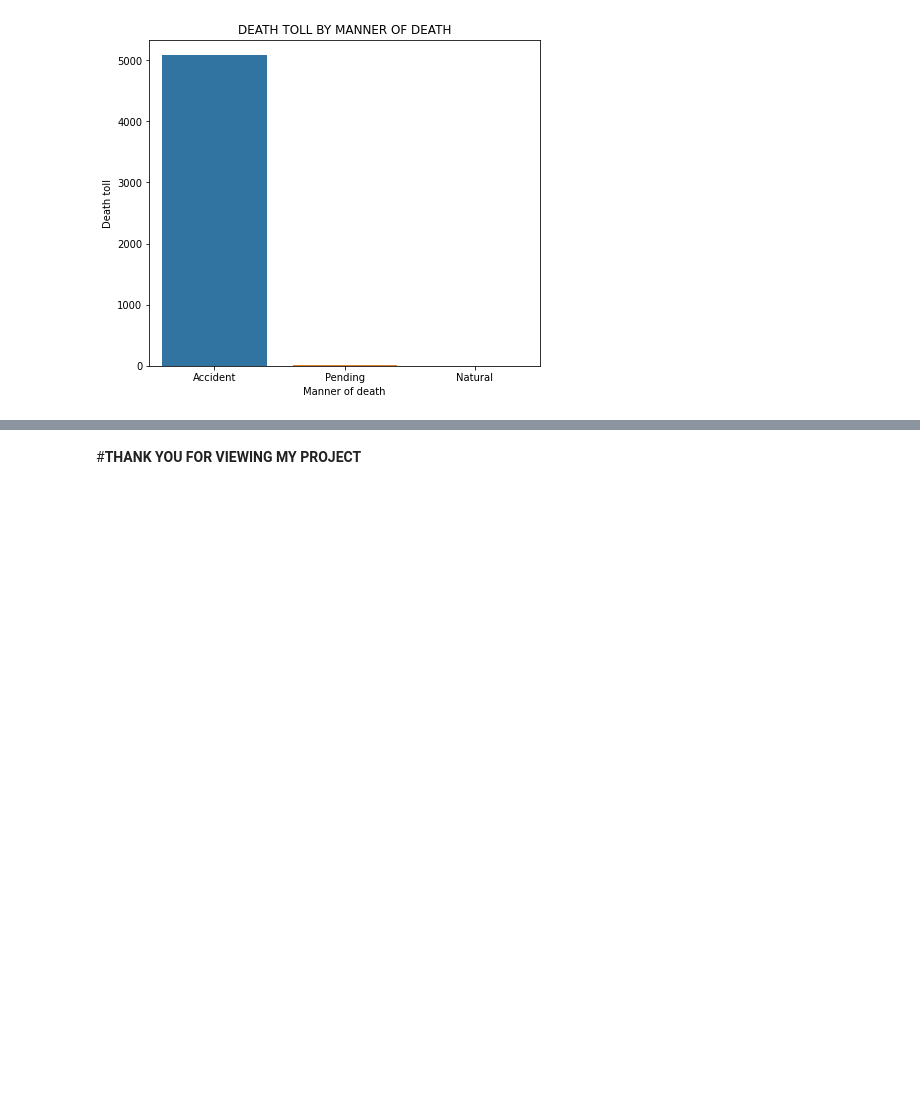
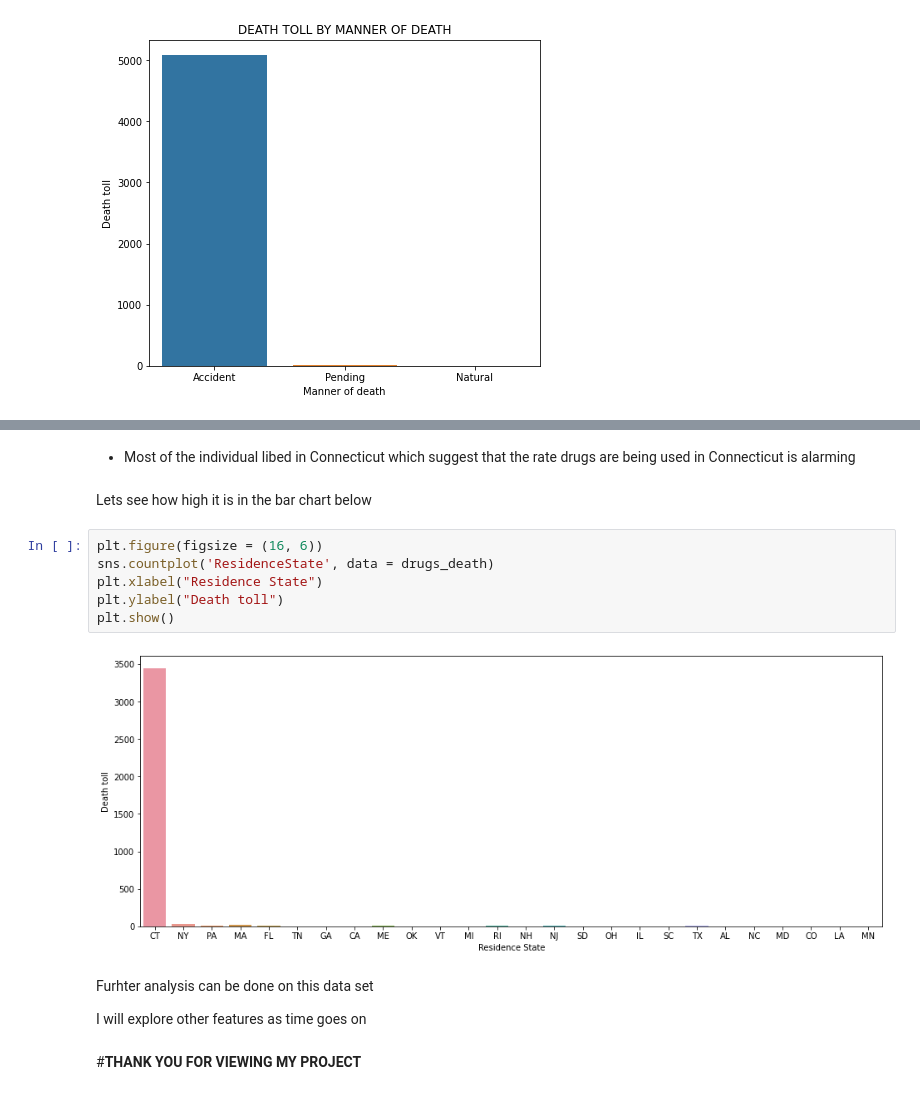
Before and after one commit to MikeDeecode/US-accidental--drugs-death-analysis, a Jupyter notebook: US_accidental_drugs_death.ipynb, the cells around one changed output, grey strips where cells are left out. Saved outputs shown, nothing was run; the diff lists cells and outputs as text; blank space fills up the shorter version.

```diff
--- a/US_accidental_drugs_death.ipynb
+++ b/US_accidental_drugs_death.ipynb
@@ -266,2 +290,18 @@ plt.show()
+# %% [markdown]
+* Most of the individual libed in Connecticut which suggest that the rate drugs are being used in Connecticut is alarming
+# %% [markdown]
+Lets see how high it is in the bar chart below
+# %%
+plt.figure(figsize = (16, 6))
+sns.countplot('ResidenceState', data = drugs_death)
+plt.xlabel("Residence State")
+plt.ylabel("Death toll")
+plt.show()
+# %% [output]
+[figure, added]
+# %% [markdown]
+Furhter analysis can be done on this data set
+
+I will explore other features as time goes on
 # %% [markdown]
 #**THANK YOU FOR VIEWING MY PROJECT**
```
Also changed, not shown: parts of 3 cells of this notebook.
